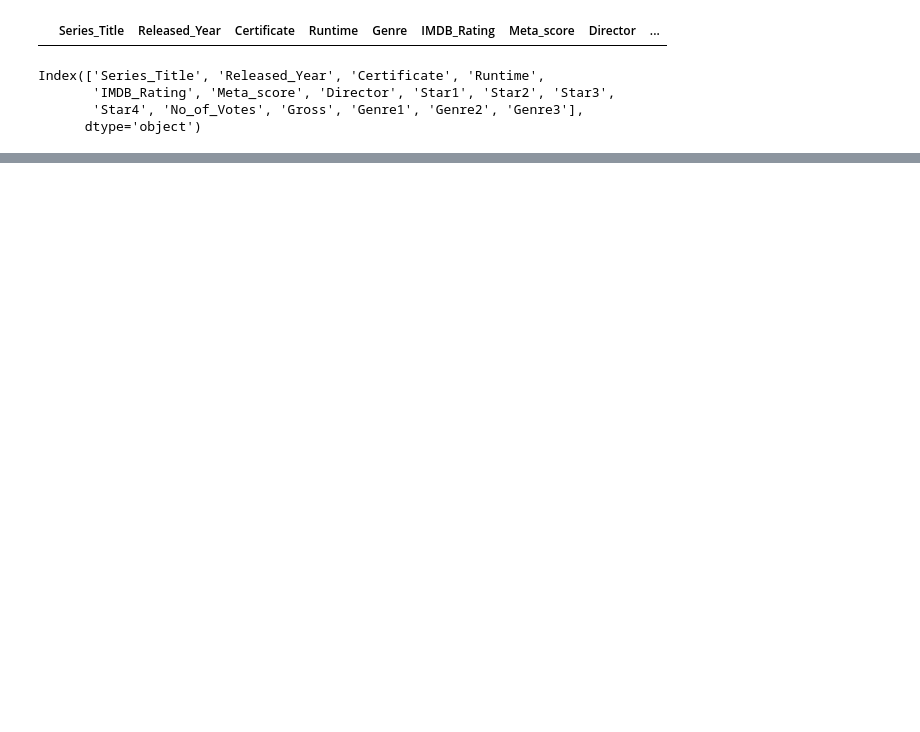
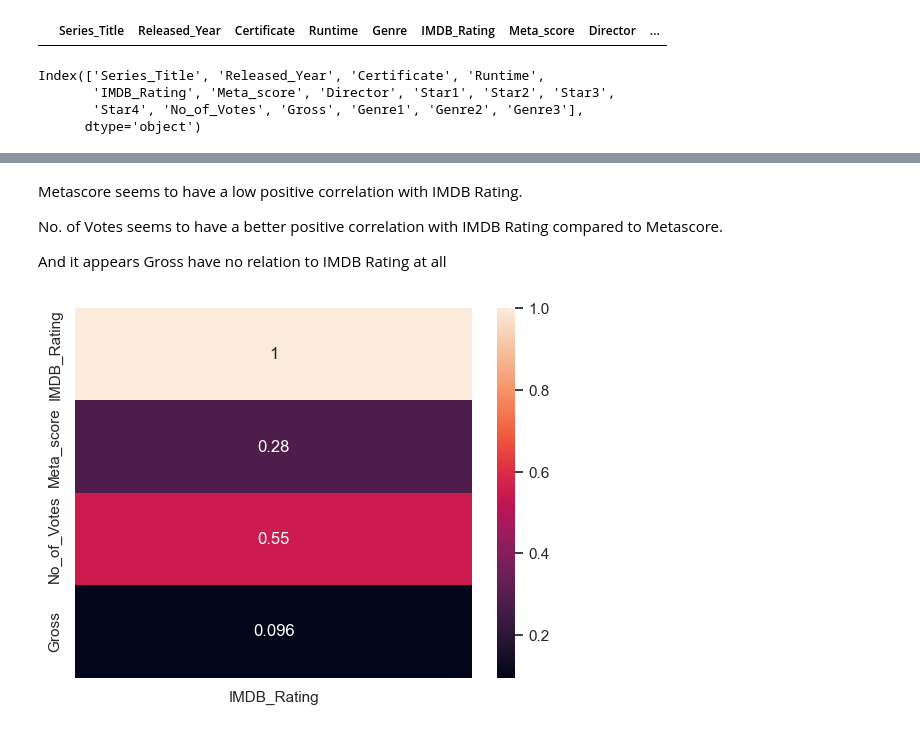
Before and after one commit to czhaoyiii/SC1015-Mini-Project, a Jupyter notebook: SC1015_Mini_Project.ipynb, the cells around one changed output, grey strips where cells are left out. Saved outputs shown, nothing was run; the diff lists cells and outputs as text; code cells hidden in the pictures; blank space fills up the shorter version.

```diff
--- a/SC1015_Mini_Project.ipynb
+++ b/SC1015_Mini_Project.ipynb
@@ -122,0 +172,12 @@ Index(['Series_Title', 'Released_Year', 'Certificate', 'Runtime',
+# %% [markdown]
+Metascore seems to have a low positive correlation with IMDB Rating.
+
+No. of Votes seems to have a better positive correlation with IMDB Rating compared to Metascore.
+
+And it appears Gross have no relation to IMDB Rating at all
+# %%
+sb.heatmap(data_clean[['IMDB_Rating', 'Meta_score', 'No_of_Votes', 'Gross']]
+           .corr()[['IMDB_Rating']], annot = True).set
+plt.show()
+# %% [output]
+[figure, added]
```
Also changed, not shown: parts of 19 cells of this notebook.
